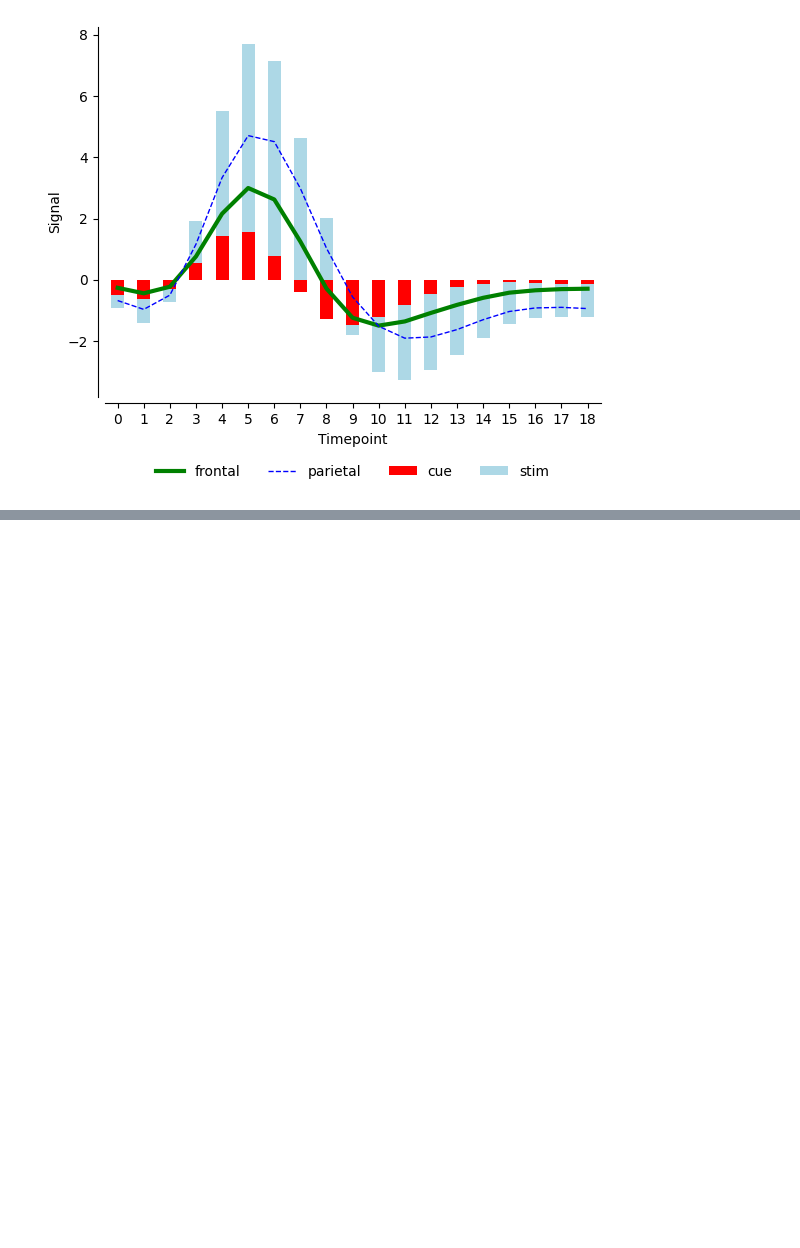
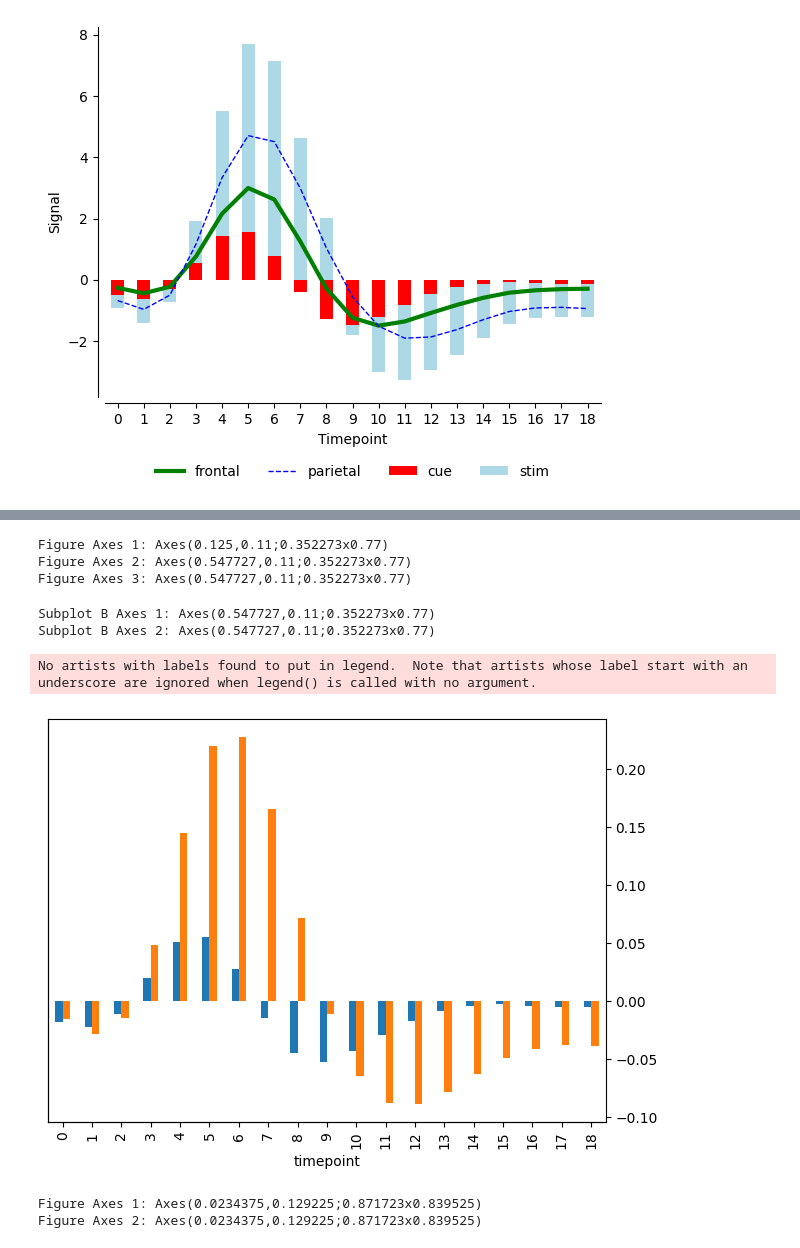
Before and after one commit to maddytae/pytae, a Jupyter notebook: src/plot_x.ipynb, the cells around one changed output, grey strips where cells are left out. Saved outputs shown, nothing was run; the diff lists cells and outputs as text; code cells hidden in the pictures; blank space fills up the shorter version.

```diff
--- a/src/plot_x.ipynb
+++ b/src/plot_x.ipynb
@@ -114,0 +335,38 @@ fig
+# %%
+# Loop through all axes in the figure
+for i, axis in enumerate(fig.axes):
+    print(f"Figure Axes {i+1}: {axis}")
+# %% [output]
+Figure Axes 1: Axes(0.125,0.11;0.352273x0.77)
+Figure Axes 2: Axes(0.547727,0.11;0.352273x0.77)
+Figure Axes 3: Axes(0.547727,0.11;0.352273x0.77)
+# %%
+# Get all axes in subplot B
+for i, axis in enumerate([axd['B'], axd['B'].get_shared_x_axes().get_siblings(axd['B'])[1]]):
+    print(f"Subplot B Axes {i+1}: {axis}")
+# %% [output]
+Subplot B Axes 1: Axes(0.547727,0.11;0.352273x0.77)
+Subplot B Axes 2: Axes(0.547727,0.11;0.352273x0.77)
+# %%
+
+fmri = pt.sample_data['fmri']
+k = pt.Plotter() #This is how you can initiate a pt plot
+
+(k
+.data(fmri) #define data
+.plot(x='timepoint', y='signal',by='event',aggfunc='mean',kind='bar',secondary_y=True)  #define plot usually with x, y and by
+.finalize() #finalize the plot
+)
+k.fig
+# %% [output]
+No artists with labels found to put in legend.  Note that artists whose label start with an underscore are ignored when legend() is called with no argument.
+[figure, added]
+# %%
+for i, axis in enumerate(k.fig.axes):
+
+    print(f"Figure Axes {i+1}: {axis}")
+
+ self.spines['top'].set_visible(False)
+# %% [output]
+Figure Axes 1: Axes(0.0234375,0.129225;0.871723x0.839525)
+Figure Axes 2: Axes(0.0234375,0.129225;0.871723x0.839525)
```
Also changed, not shown: parts of 7 cells of this notebook, 1 other file.
